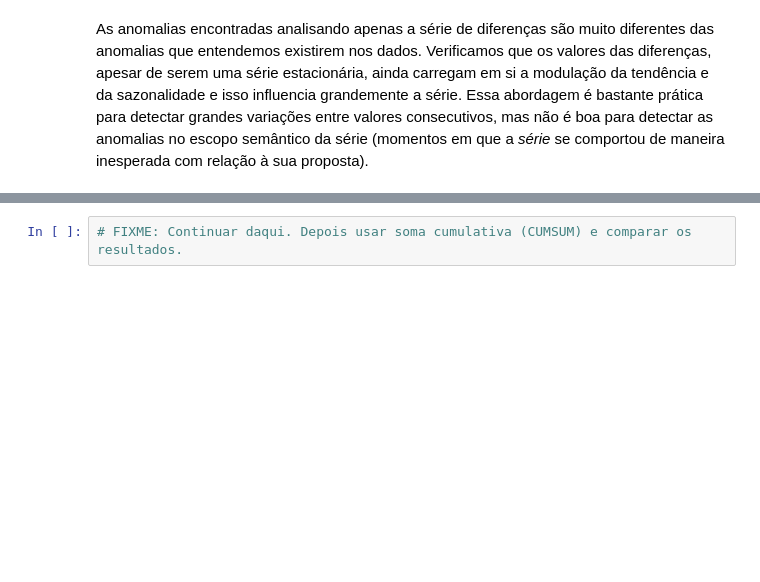
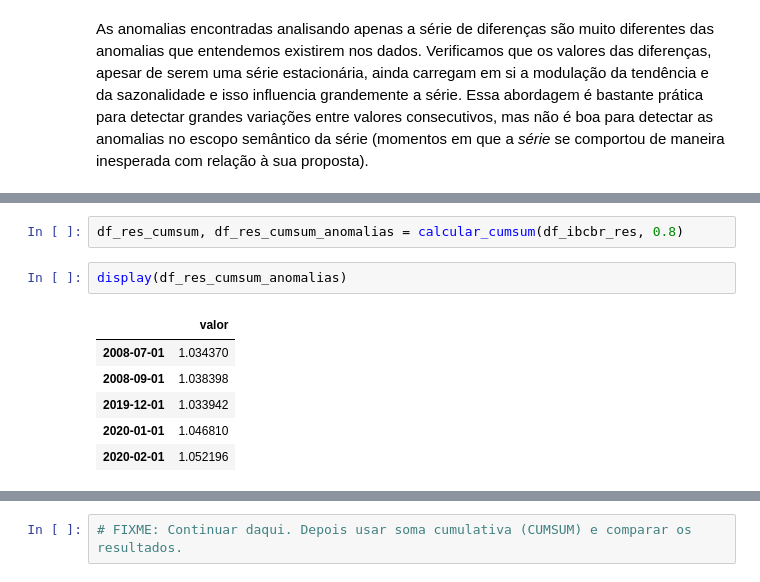
Before and after one commit to dev-alexmc/bimaster-proj, a Jupyter notebook: ibc_br_da_metodos_estatisticos.ipynb, the cells around one changed output, grey strips where cells are left out. Cells and saved outputs as stored; diff of their text form; blank space fills up the shorter version.

```diff
--- a/ibc_br_da_metodos_estatisticos.ipynb
+++ b/ibc_br_da_metodos_estatisticos.ipynb
@@ -349,0 +400,11 @@ As anomalias encontradas analisando apenas a série de diferenças são muito di
+# %%
+df_res_cumsum, df_res_cumsum_anomalias = calcular_cumsum(df_ibcbr_res, 0.8)
+# %%
+display(df_res_cumsum_anomalias)
+# %% [output]
+|  | valor |
+| 2008-07-01 | 1.034370 |
+| 2008-09-01 | 1.038398 |
+| 2019-12-01 | 1.033942 |
+| 2020-01-01 | 1.046810 |
+| 2020-02-01 | 1.052196 |
```
Also changed, not shown: parts of 7 cells of this notebook.
